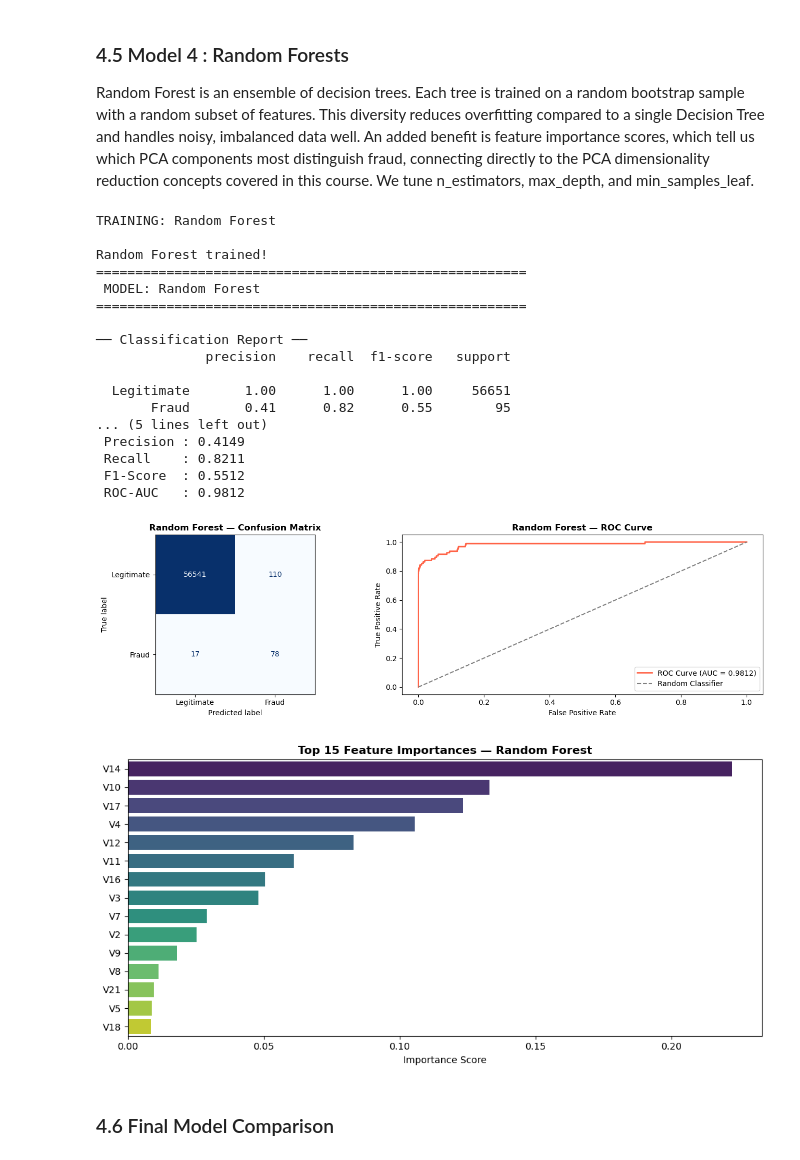
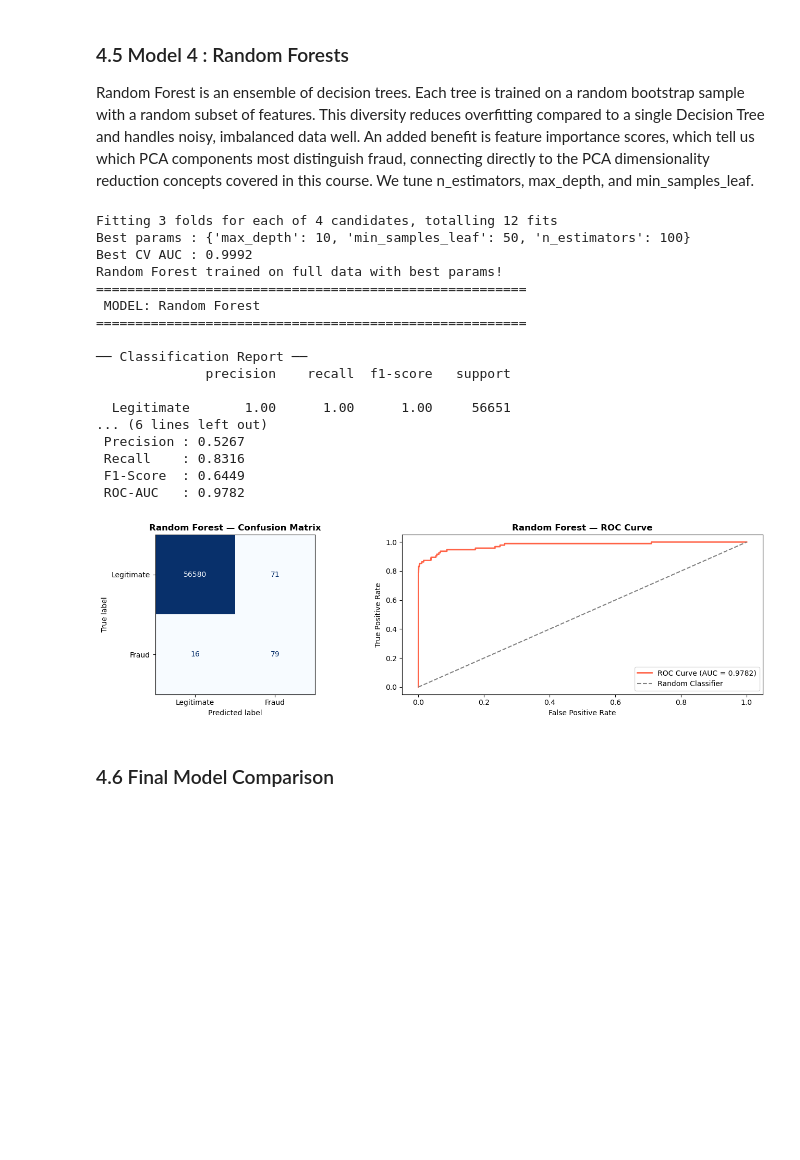
Before and after one commit to prekshapraveen2502/Credit-Card-Fraud-Detection, a Jupyter notebook: notebook/Team 5 Credit Card Fraud Detection.ipynb, the cells around one changed output. Saved outputs shown, nothing was run; the diff lists cells and outputs as text; code cells hidden in the pictures; blank space fills up the shorter version.

```diff
--- a/notebook/Team 5 Credit Card Fraud Detection.ipynb
+++ b/notebook/Team 5 Credit Card Fraud Detection.ipynb
@@ -731,55 +787,59 @@ KNN trained!
 Random Forest is an ensemble of decision trees. Each tree is trained on a random bootstrap sample with a random subset of features. This diversity reduces overfitting compared to a single Decision Tree and handles noisy, imbalanced data well. An added benefit is feature importance scores, which tell us which PCA components most distinguish fraud, connecting directly to the PCA dimensionality reduction concepts covered in this course. We tune n_estimators, max_depth, and min_samples_leaf.
 # %%
 from sklearn.ensemble import RandomForestClassifier
-from sklearn.model_selection import train_test_split as tts
+from sklearn.model_selection import GridSearchCV, train_test_split as tts
 
-print("TRAINING: Random Forest")
+# Step 1 — take 20% sample just for tuning
+X_tune_rf, _, y_tune_rf, _ = tts(
+    X_train_sm, y_train_sm,
+    train_size=0.2, random_state=42, stratify=y_train_sm
+)
 
-# 30% stratified sample — RF on 450K rows is too slow on a laptop
-X_rf, _, y_rf, _ = tts(X_train_sm, y_train_sm,
-                        train_size=0.3, random_state=42, stratify=y_train_sm)
+# Step 2 — define parameter grid (keep small to avoid long runtime)
+rf_params = {
+    'n_estimators': [50, 100],
+    'max_depth':    [5, 10],
+    'min_samples_leaf': [50]
+}
 
-rf = RandomForestClassifier(
-    n_estimators=50,
-    max_depth=10,
-    min_samples_leaf=50,
-    random_state=42,
-    n_jobs=-1
+# Step 3 — GridSearchCV on the sample
+rf_cv = GridSearchCV(
+    RandomForestClassifier(random_state=42, n_jobs=-1),
+    rf_params, scoring='roc_auc',
+    cv=3, verbose=1, n_jobs=-1
 )
-rf.fit(X_rf, y_rf)
-print("\nRandom Forest trained!")
+rf_cv.fit(X_tune_rf, y_tune_rf)
+
+best_rf_params = rf_cv.best_params_
+print(f"Best params : {best_rf_params}")
+print(f"Best CV AUC : {rf_cv.best_score_:.4f}")
+
+# Step 4 — train FINAL model on full SMOTE data with best params
+rf = RandomForestClassifier(**best_rf_params, random_state=42, n_jobs=-1)
+rf.fit(X_train_sm, y_train_sm)
+print("Random Forest trained on full data with best params!")
 
 rf_results = evaluate_model("Random Forest", rf, X_test, y_test)
 comparison_results.append(rf_results)
-
-feat_imp = pd.Series(rf.feature_importances_, index=X_rf.columns)
-feat_imp = feat_imp.sort_values(ascending=False).head(15)
-plt.figure(figsize=(10, 5))
-sns.barplot(x=feat_imp.values, y=feat_imp.index, palette='viridis')
-plt.title('Top 15 Feature Importances — Random Forest', fontweight='bold')
-plt.xlabel('Importance Score')
-plt.tight_layout()
-plt.show()
 # %% [output]
-TRAINING: Random Forest
-
-Random Forest trained!
+Fitting 3 folds for each of 4 candidates, totalling 12 fits
+Best params : {'max_depth': 10, 'min_samples_leaf': 50, 'n_estimators': 100}
+Best CV AUC : 0.9992
+Random Forest trained on full data with best params!
 =======================================================
  MODEL: Random Forest
 =======================================================
 
 ── Classification Report ──
               precision    recall  f1-score   support
 
   Legitimate       1.00      1.00      1.00     56651
-       Fraud       0.41      0.82      0.55        95
-... (5 lines left out)
- Precision : 0.4149
- Recall    : 0.8211
- F1-Score  : 0.5512
- ROC-AUC   : 0.9812
+... (6 lines left out)
+ Precision : 0.5267
+ Recall    : 0.8316
+ F1-Score  : 0.6449
+ ROC-AUC   : 0.9782
-[figure, old version]
+[figure, new version]
-[figure, removed]
 # %% [markdown]
 ### 4.6 Final Model Comparison
 # %%
```
Also changed, not shown: parts of 6 cells of this notebook, 1 other file.
